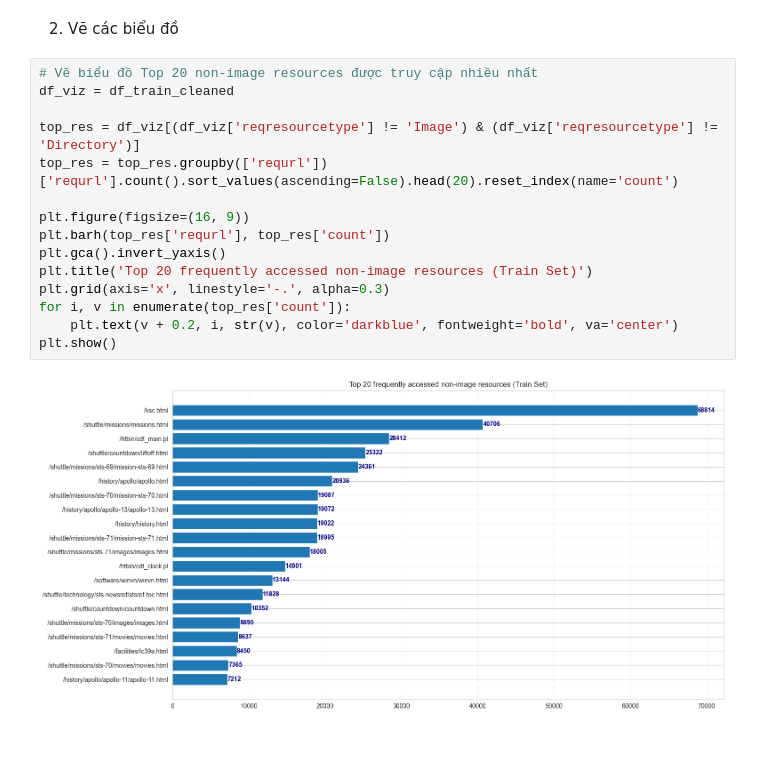
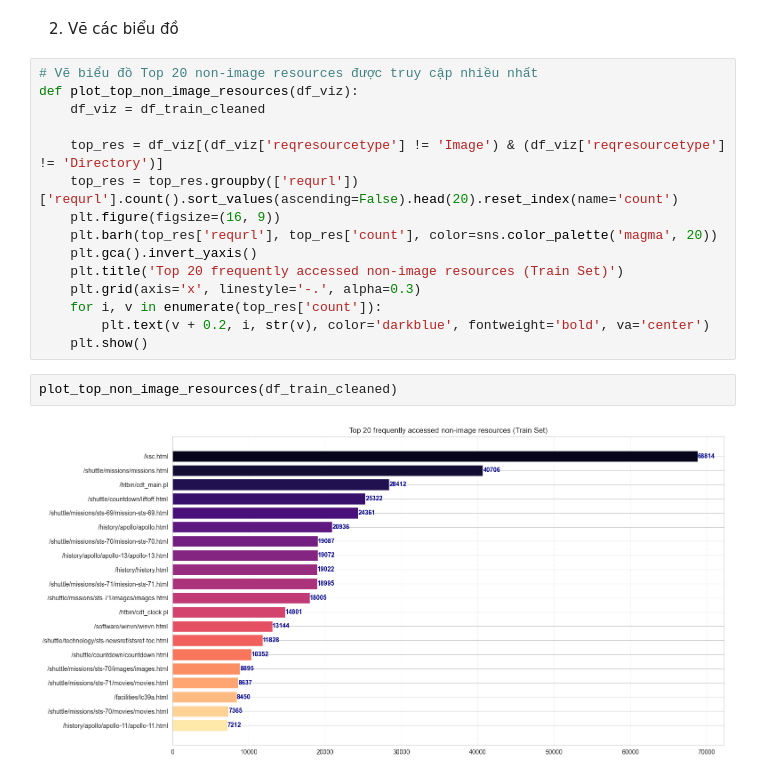
Before and after one commit to quanai06/DATAFLOW_2026_UET.EPOCH_0_AUTOSCALING_ANALYSIS, a Jupyter notebook: notebooks/05_request.ipynb, the cells around one changed output. Saved outputs shown, nothing was run; the diff lists cells and outputs as text; blank space fills up the shorter version.

```diff
--- a/notebooks/05_request.ipynb
+++ b/notebooks/05_request.ipynb
@@ -114,20 +114,22 @@ df_train_cleaned.head()
 2. Vẽ các biểu đồ
 # %%
 # Vẽ biểu đồ Top 20 non-image resources được truy cập nhiều nhất
-df_viz = df_train_cleaned
+def plot_top_non_image_resources(df_viz):
+    df_viz = df_train_cleaned
 
-top_res = df_viz[(df_viz['reqresourcetype'] != 'Image') & (df_viz['reqresourcetype'] != 'Directory')]
-top_res = top_res.groupby(['requrl'])['requrl'].count().sort_values(ascending=False).head(20).reset_index(name='count')
-
-plt.figure(figsize=(16, 9))
-plt.barh(top_res['requrl'], top_res['count'])
-plt.gca().invert_yaxis()
-plt.title('Top 20 frequently accessed non-image resources (Train Set)')
-plt.grid(axis='x', linestyle='-.', alpha=0.3)
-for i, v in enumerate(top_res['count']):
-    plt.text(v + 0.2, i, str(v), color='darkblue', fontweight='bold', va='center')
-plt.show()
+    top_res = df_viz[(df_viz['reqresourcetype'] != 'Image') & (df_viz['reqresourcetype'] != 'Directory')]
+    top_res = top_res.groupby(['requrl'])['requrl'].count().sort_values(ascending=False).head(20).reset_index(name='count')
+    plt.figure(figsize=(16, 9))
+    plt.barh(top_res['requrl'], top_res['count'], color=sns.color_palette('magma', 20))
+    plt.gca().invert_yaxis()
+    plt.title('Top 20 frequently accessed non-image resources (Train Set)')
+    plt.grid(axis='x', linestyle='-.', alpha=0.3)
+    for i, v in enumerate(top_res['count']):
+        plt.text(v + 0.2, i, str(v), color='darkblue', fontweight='bold', va='center')
+    plt.show()
-# %% [output]
-[figure, removed]
+# %%
+plot_top_non_image_resources(df_train_cleaned)
+# %% [output]
+[figure, added]
 # %%
 # Biểu đồ Top 20 thư mục (Directories) được truy cập thường xuyên nhất
```
Also changed, not shown: parts of 4 cells of this notebook.
